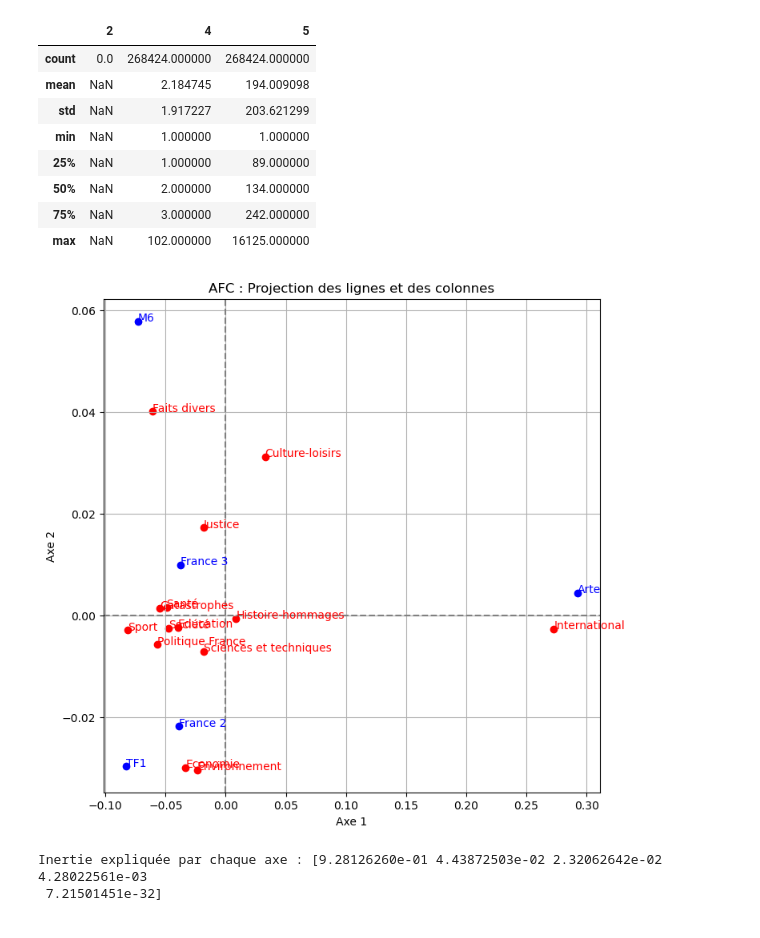
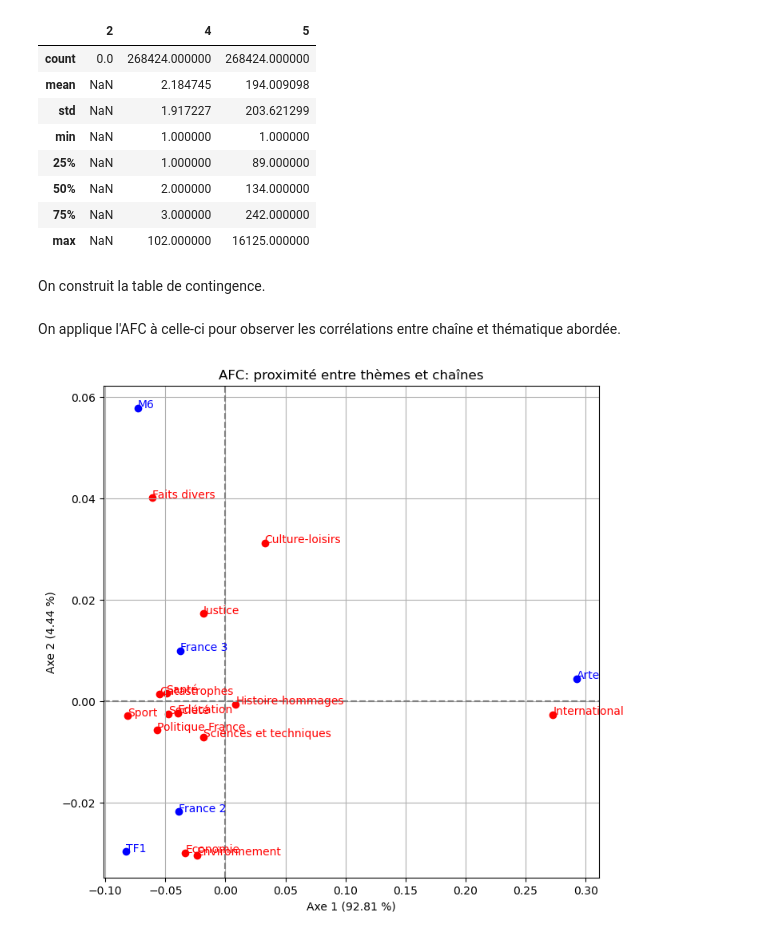
Before and after one commit to Thomas-labreur/PIP2025_GR3, a Jupyter notebook: proximite_chaines.ipynb, the cells around one changed output. Saved outputs shown, nothing was run; the diff lists cells and outputs as text; code cells hidden in the pictures.

```diff
--- a/proximite_chaines.ipynb
+++ b/proximite_chaines.ipynb
@@ -17,6 +19,8 @@ df.describe()
 | 50% | NaN | 2.000000 | 134.000000 |
 | 75% | NaN | 3.000000 | 242.000000 |
 | max | NaN | 102.000000 | 16125.000000 |
+# %% [markdown]
+On construit la table de contingence.
 # %%
 themes = df[3].unique()
 chaines = df[1].unique()
@@ -34,50 +35,2 @@ df_col = df_freq.T / df_freq.sum(axis=1)
-# %%
-import numpy as np
-import pandas as pd
-import matplotlib.pyplot as plt
-
-# Étape 1 : Calcul des fréquences relatives
-n_total = df_eff.values.sum()
-P = df_eff / n_total  # Matrice de probabilités
-row_sums = P.sum(axis=1)  # Totaux des lignes
-col_sums = P.sum(axis=0)  # Totaux des colonnes
-
-# Étape 2 : Matrice centrée et réduite (matrice de résidus)
-E = np.outer(row_sums, col_sums).astype(float)  # Matrice attendue sous hypothèse d'indépendance
-Z = (P - E) / np.sqrt(E)  # Matrice des résidus du Chi2
-
-# Étape 3 : Décomposition en valeurs singulières (SVD)
-U, s, Vt = np.linalg.svd(Z, full_matrices=False)
-
-# Étape 4 : Calcul des coordonnées factorielles
-row_coordinates = U * s  # Coordonnées des lignes
-col_coordinates = Vt.T * s  # Coordonnées des colonnes
-
-# Étape 5 : Visualisation des résultats
-plt.figure(figsize=(8, 8))
-plt.axhline(0, linestyle='--', color='grey')
-plt.axvline(0, linestyle='--', color='grey')
-
-# Coordonnées des lignes
-for i, (x, y) in enumerate(zip(row_coordinates[:, 0], row_coordinates[:, 1])):
-    plt.scatter(x, y, label=df_eff.index[i], color='blue')
-    plt.text(x, y, df_eff.index[i], color='blue')
-
-# Coordonnées des colonnes
-for i, (x, y) in enumerate(zip(col_coordinates[:, 0], col_coordinates[:, 1])):
-    plt.scatter(x, y, label=df_eff.columns[i], color='red')
-    plt.text(x, y, df_eff.columns[i], color='red')
-
-plt.title('AFC : Projection des lignes et des colonnes')
-plt.xlabel('Axe 1')
-plt.ylabel('Axe 2')
-plt.grid()
-plt.show()
-
-# Inertie expliquée par chaque axe
-explained_inertia = (s ** 2) / np.sum(s ** 2)
-print("Inertie expliquée par chaque axe :", explained_inertia)
-# %% [output]
-[figure, removed]
-Inertie expliquée par chaque axe : [9.28126260e-01 4.43872503e-02 2.32062642e-02 4.28022561e-03
- 7.21501451e-32]
+# %% [markdown]
+On applique l'AFC à celle-ci pour observer les corrélations entre chaîne et thématique abordée.
@@ -83,0 +142,6 @@ Inertie expliquée par chaque axe : [9.28126260e-01 4.43872503e-02 2.32062642e-0
+# %%
+afc = AFC()
+afc.fit(df_eff)
+afc.plot("AFC: proximité entre thèmes et chaînes")
+# %% [output]
+[figure, added]
```
Also changed, not shown: parts of 6 cells of this notebook, 3 other files.
